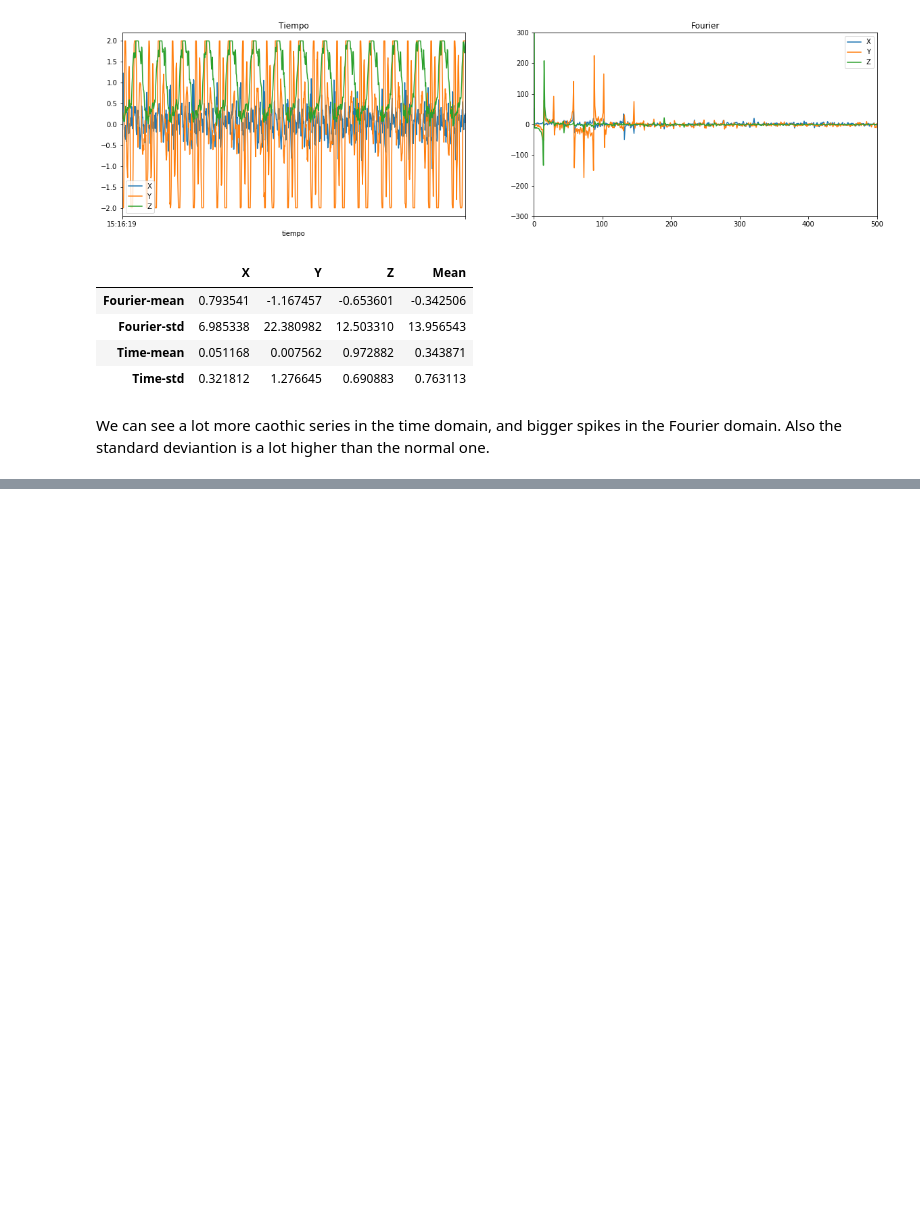
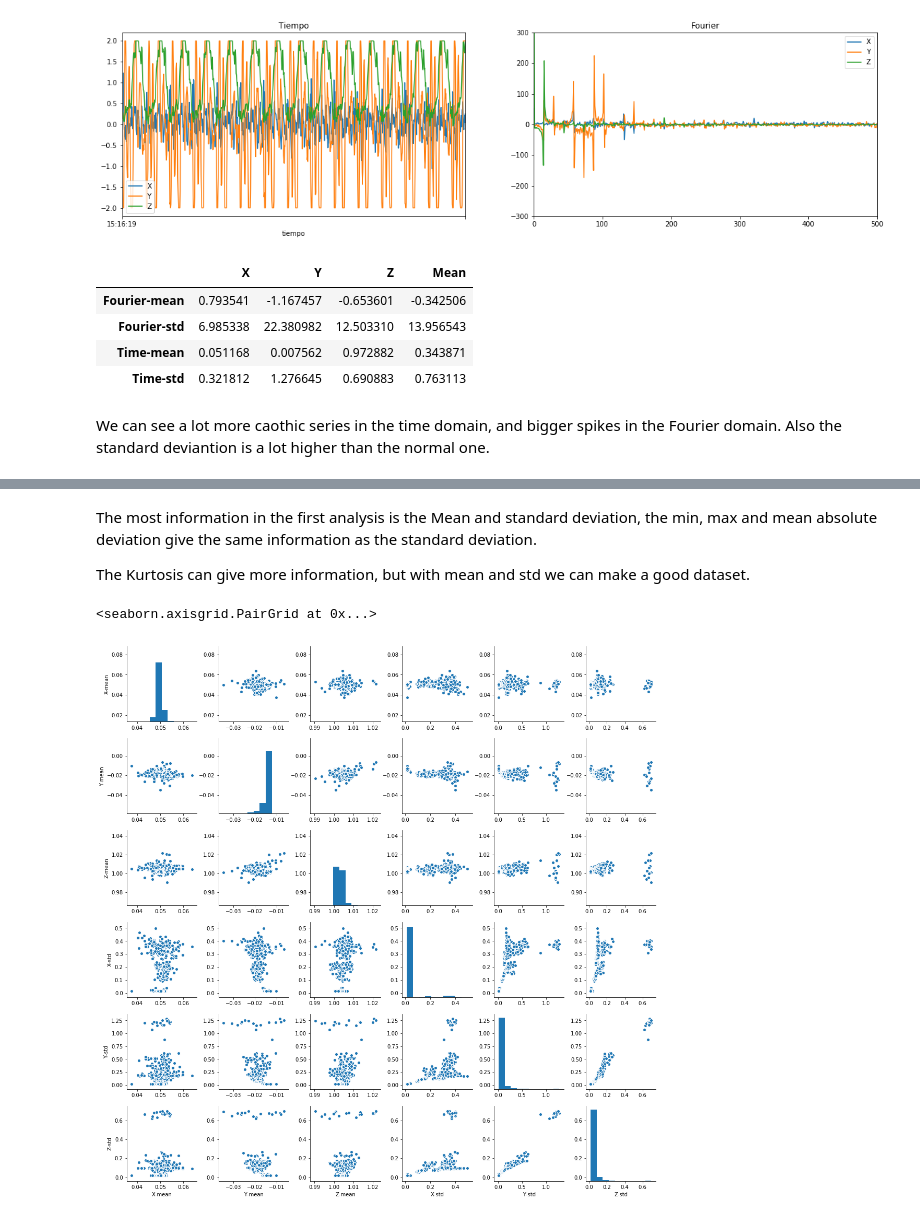
Before and after one commit to cvalenzu/anomaly_detection, a Jupyter notebook: Data Visualization.ipynb, the cells around one changed output, grey strips where cells are left out. Saved outputs shown, nothing was run; the diff lists cells and outputs as text; code cells hidden in the pictures; blank space fills up the shorter version.

```diff
--- a/Data Visualization.ipynb
+++ b/Data Visualization.ipynb
@@ -146,0 +170,9 @@ We can see a lot more caothic series in the time domain, and bigger spikes in th
+# %% [markdown]
+The most information in the first analysis is the Mean and standard deviation, the min, max and mean absolute deviation give the same information as the standard deviation.
+
+The Kurtosis can give more information, but with mean and std we can make a good dataset.
+# %%
+sns.pairplot(df_filtered[["X-mean","Y-mean","Z-mean","X-std","YT-std","Z-std"]])
+# %% [output]
+<seaborn.axisgrid.PairGrid at 0x...>
+[figure, added]
```
Also changed, not shown: parts of 9 cells of this notebook, 3 other files.
